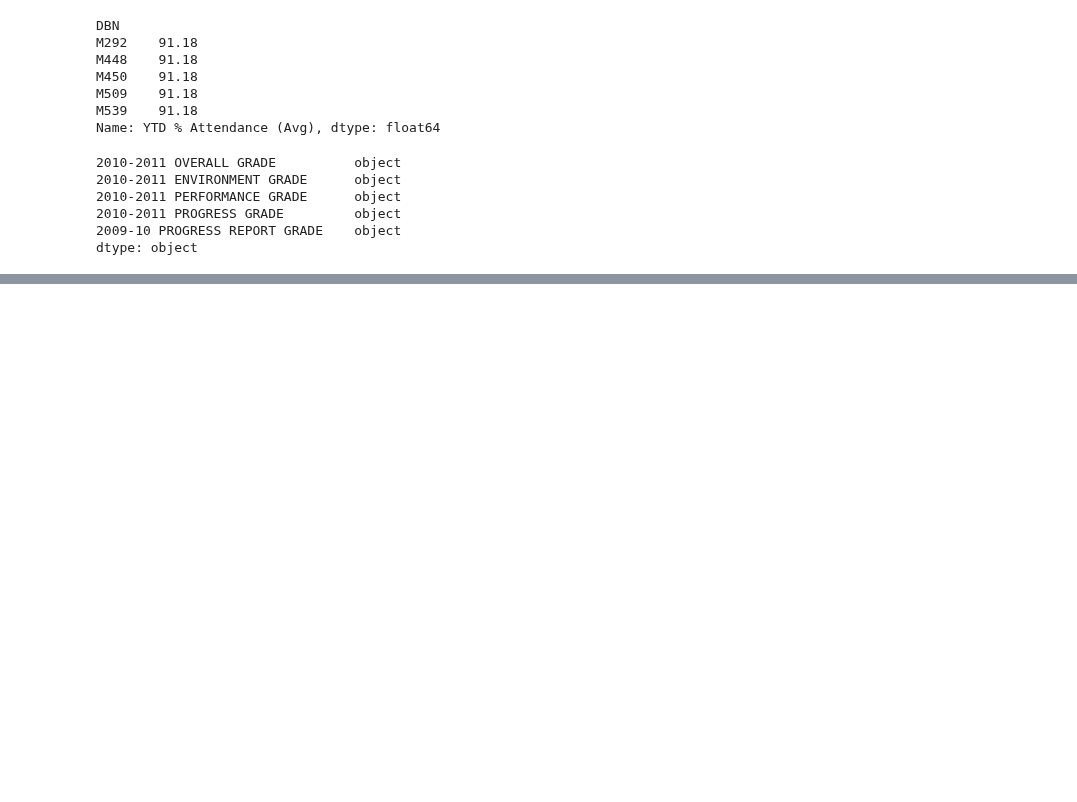
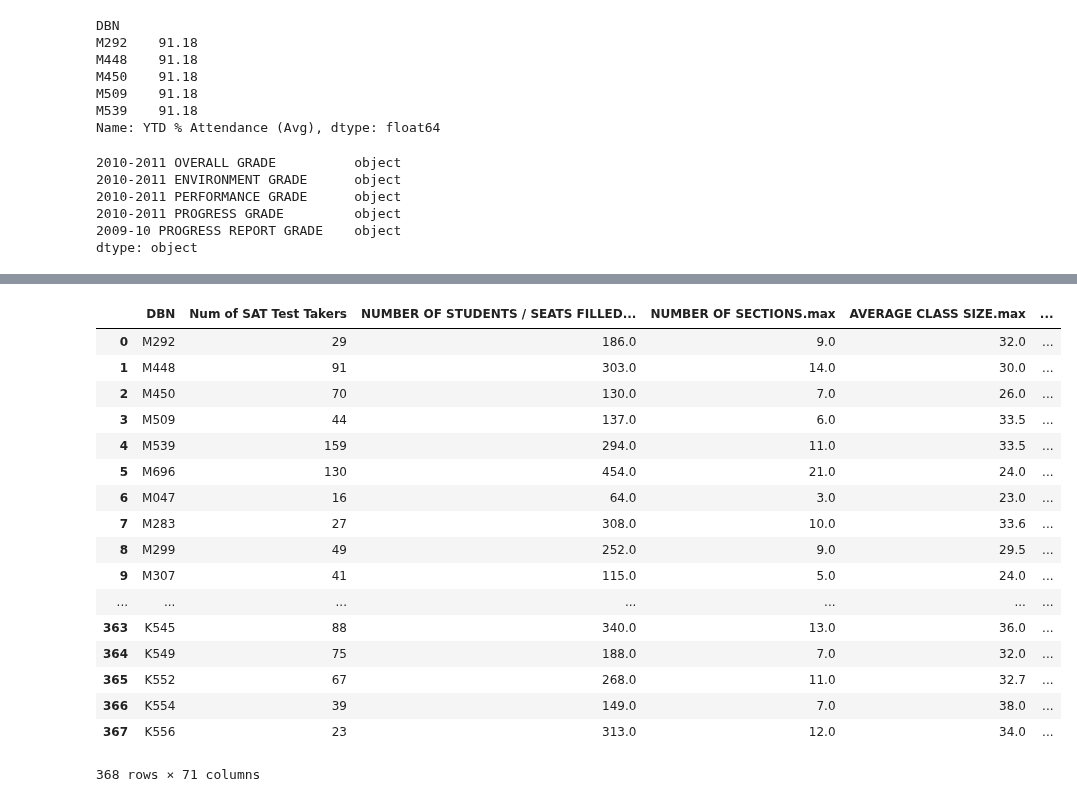
Before and after one commit to ckyko/CSC59970Project, a Jupyter notebook: WaiLoon_Chong_verison.ipynb, the cells around one changed output, grey strips where cells are left out. Drawn from its saved outputs; the diff is of its cells as text; code cells hidden in the pictures; blank space fills up the shorter version.

```diff
--- a/WaiLoon_Chong_verison.ipynb
+++ b/WaiLoon_Chong_verison.ipynb
@@ -564,0 +586,25 @@ NotFittedError: Estimator not fitted, call `fit` before exploiting the model.
+# %%
+train_data = "/Users/dev_derrick/Desktop/CSC59970Project/train.csv"
+target_data = "/Users/dev_derrick/Desktop/CSC59970Project/target.csv"
+# %%
+read_train = pd.read_csv(train_data)
+read_train
+# %% [output]
+|  | DBN | Num of SAT Test Takers | NUMBER OF STUDENTS / SEATS FILLED... | NUMBER OF SECTIONS.max | AVERAGE CLASS SIZE.max | ... |
+| 0 | M292 | 29 | 186.0 | 9.0 | 32.0 | ... |
+| 1 | M448 | 91 | 303.0 | 14.0 | 30.0 | ... |
+| 2 | M450 | 70 | 130.0 | 7.0 | 26.0 | ... |
+| 3 | M509 | 44 | 137.0 | 6.0 | 33.5 | ... |
+| 4 | M539 | 159 | 294.0 | 11.0 | 33.5 | ... |
+| 5 | M696 | 130 | 454.0 | 21.0 | 24.0 | ... |
+| 6 | M047 | 16 | 64.0 | 3.0 | 23.0 | ... |
+| 7 | M283 | 27 | 308.0 | 10.0 | 33.6 | ... |
+| 8 | M299 | 49 | 252.0 | 9.0 | 29.5 | ... |
+| 9 | M307 | 41 | 115.0 | 5.0 | 24.0 | ... |
+| ... | ... | ... | ... | ... | ... | ... |
+| 363 | K545 | 88 | 340.0 | 13.0 | 36.0 | ... |
+| 364 | K549 | 75 | 188.0 | 7.0 | 32.0 | ... |
+| 365 | K552 | 67 | 268.0 | 11.0 | 32.7 | ... |
+| 366 | K554 | 39 | 149.0 | 7.0 | 38.0 | ... |
+| 367 | K556 | 23 | 313.0 | 12.0 | 34.0 | ... |
+368 rows × 71 columns
```
Also changed, not shown: parts of 8 cells of this notebook, 1 other file.
